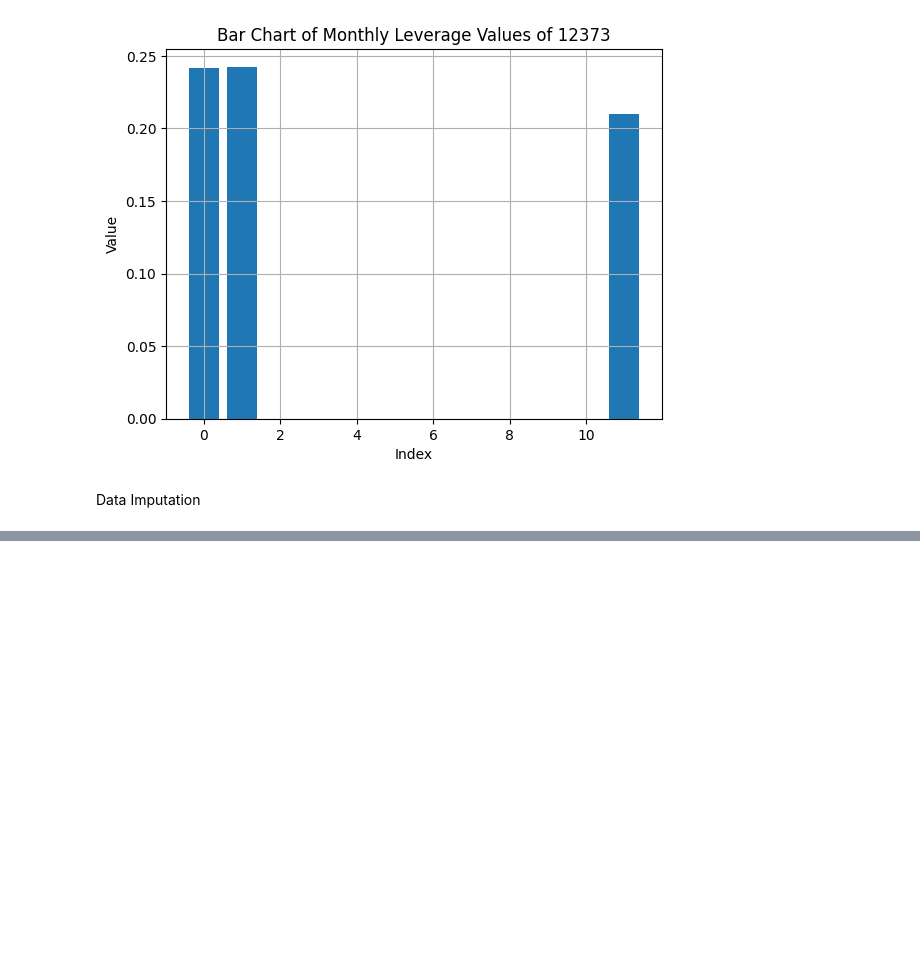
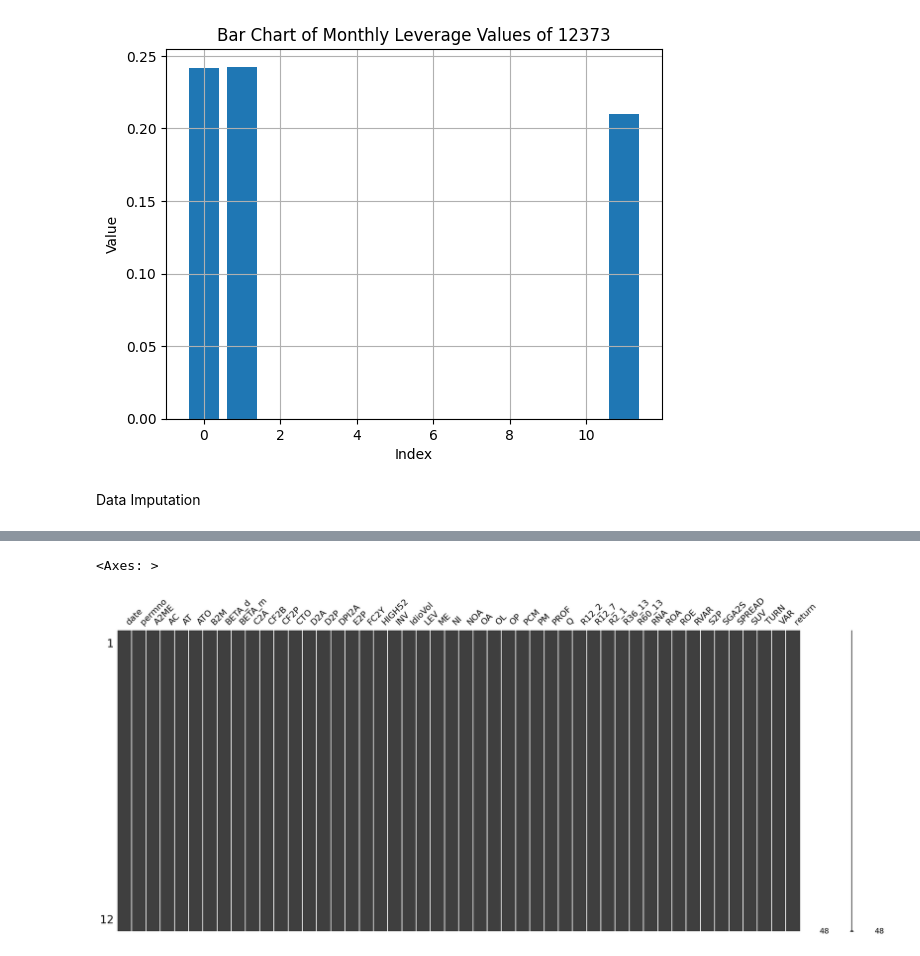
Before and after one commit to kennybix/Data-Imputation-in-Panel-Data, a Jupyter notebook: example.ipynb, the cells around one changed output, grey strips where cells are left out. Saved outputs shown, nothing was run; the diff lists cells and outputs as text; code cells hidden in the pictures; blank space fills up the shorter version.

```diff
--- a/example.ipynb
+++ b/example.ipynb
@@ -319,0 +467,3 @@ rank_chars.shape
+# %%
+asset_data = new_data.query('permno == 12373.0')
+asset_data
@@ -319,0 +485,5 @@ rank_chars.shape
+# %%
+msno.matrix(asset_data)
+# %% [output]
+<Axes: >
+[figure, added]
```
Also changed, not shown: parts of 21 cells of this notebook, 2 other files.
